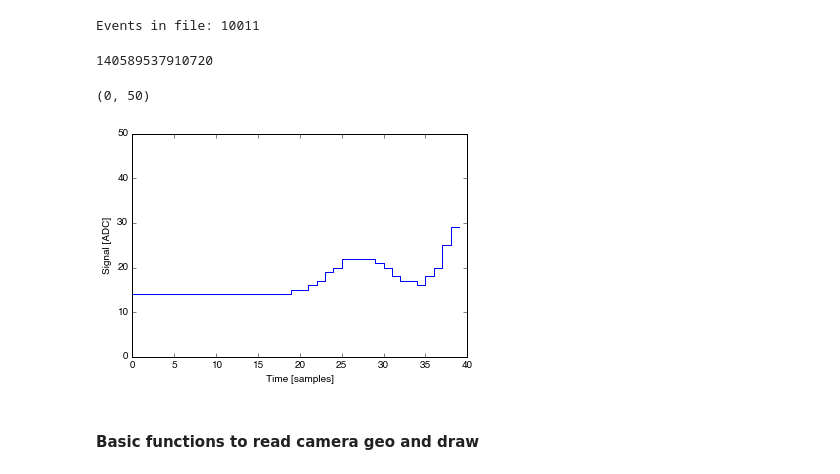
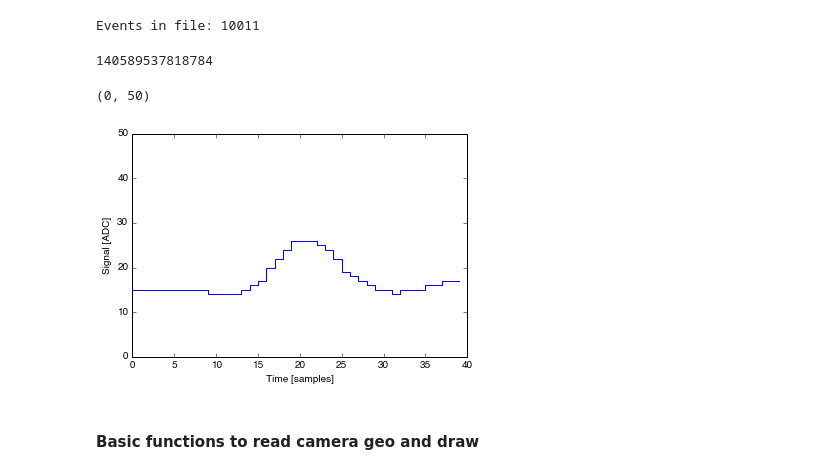
Before and after one commit to jmsantander/notebooks, a Jupyter notebook: pyVBF example.ipynb, the cells around one changed output. Drawn from its saved outputs; the diff is of its cells as text; code cells hidden in the pictures.

```diff
--- a/pyVBF example.ipynb
+++ b/pyVBF example.ipynb
@@ -18,23 +18,23 @@ Events in file: 10011
 # %%
 # An event with a nice shower
 niceShower = 8819 # event ID
 vp = f.readPacket(niceShower) # read the packet containing the event
 ae = vp.getArrayEvent() # get the array event
 event = ae.getEvent(0) # get the event for the first telescope (the only one in the SCT files)
 
 gps = event.getGPSTime()
-nicePM = 8133 # a PM with signal
+nicePM = 8130 # a PM with signal
 
 t = event[nicePM]
 i = [x for x in range(len(t))]
 pl.step(i, t)
 pl.xlabel("Time [samples]")
 pl.ylabel("Signal [ADC]")
 pl.ylim(0,50)
 # %% [output]
-140589537910720
+140589537818784
 (0, 50)
-[figure, old version]
+[figure, new version]
 # %% [markdown]
 #### Basic functions to read camera geo and draw
 # %%
```
